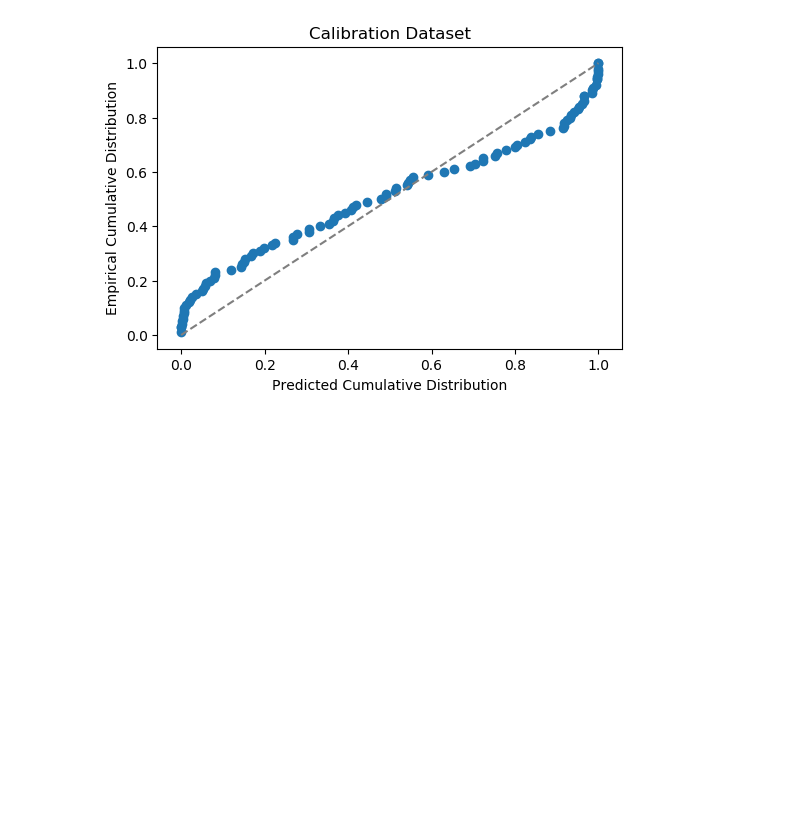
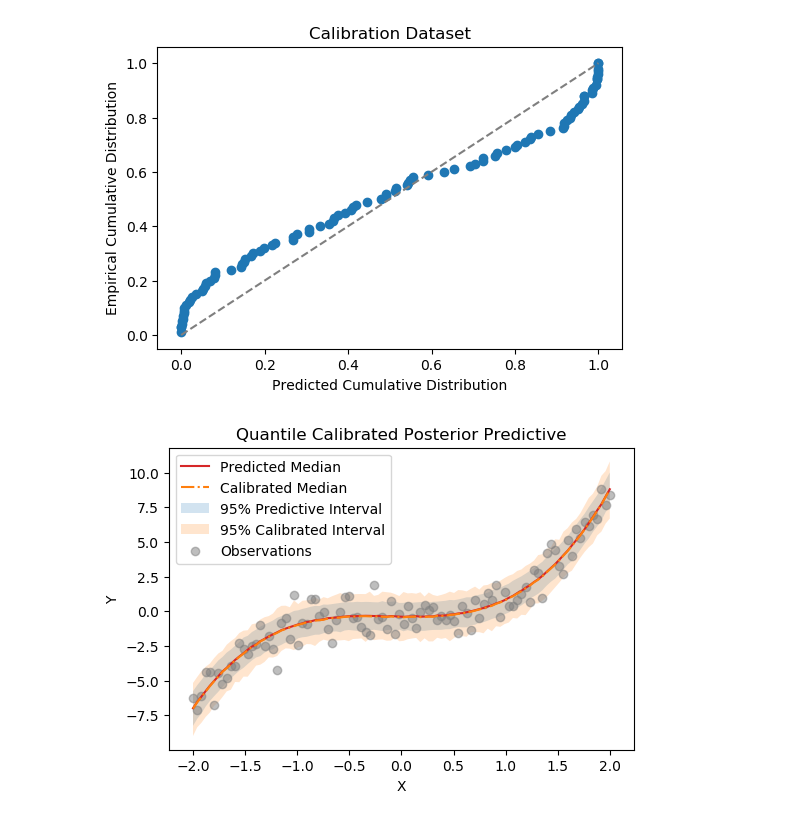
Before and after one commit to 0-one/AM207_Project_Deep_Learning_Uncertainties_Calibration, a Jupyter notebook: calibration/calibration.ipynb, the cells around one changed output. Cells and saved outputs as stored; diff of their text form; code cells hidden in the pictures; blank space fills up the shorter version.

Commit message:
Added a calibration example with reverse mode isotonic regression

```diff
--- a/calibration/calibration.ipynb
+++ b/calibration/calibration.ipynb
@@ -218,3 +219,25 @@ plt.ylabel('Empirical Cumulative Distribution')
 plt.title('Calibration Dataset');
 # %% [output]
 [figure]
+# %%
+# Train isotonic regression in reverse mode
+ir = IsotonicRegression(out_of_bounds='clip')
+ir.fit(empirical_quantiles, predicted_quantiles)
+
+# Find the values of calibrated quantiles
+calibrated_quantiles = ir.predict([0.025, 0.5, 0.975])
+# %%
+# Plot the posterior predictive
+low, mid, high = np.percentile(posterior_predictive, [2.5, 50, 97.5], axis=1)
+plt.fill_between(x_test, low, high, alpha=0.2, label='95% Predictive Interval')
+plt.plot(x_test, mid, color='tab:red', label='Predicted Median')
+
+low, mid, high = np.quantile(posterior_predictive, calibrated_quantiles, axis=1)
+plt.fill_between(x_test, low, high, alpha=0.2, label='95% Calibrated Interval')
+plt.plot(x_test, mid, color='tab:orange', linestyle='-.', label='Calibrated Median')
+
+plt.scatter(x, y, color='tab:grey', alpha=0.5, label='Observations')
+plt.gca().set(xlabel='X', ylabel='Y', title='Quantile Calibrated Posterior Predictive')
+plt.legend();
+# %% [output]
+[figure, added]
```
Also changed, not shown: parts of 1 cell of this notebook, 1 other file.
